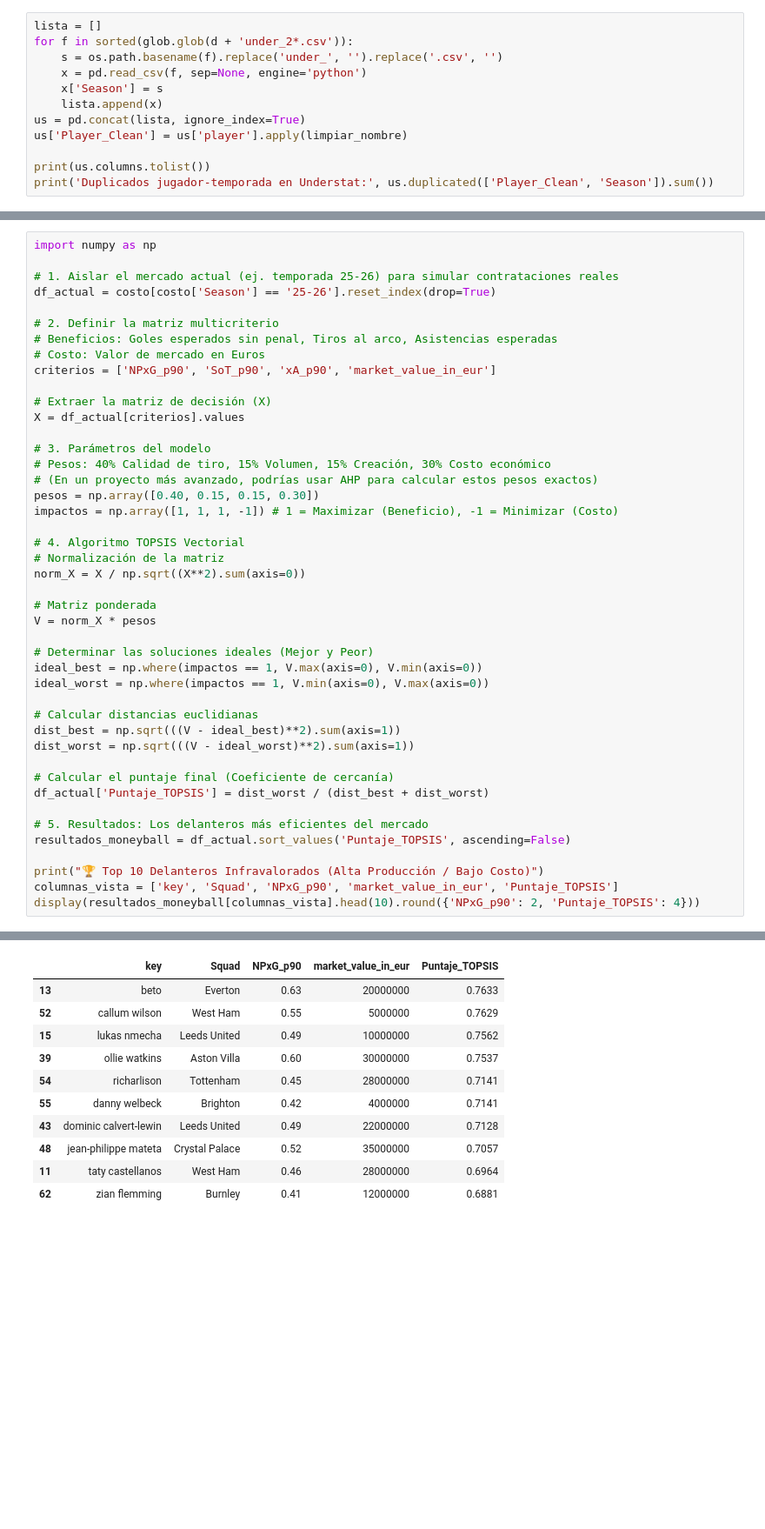
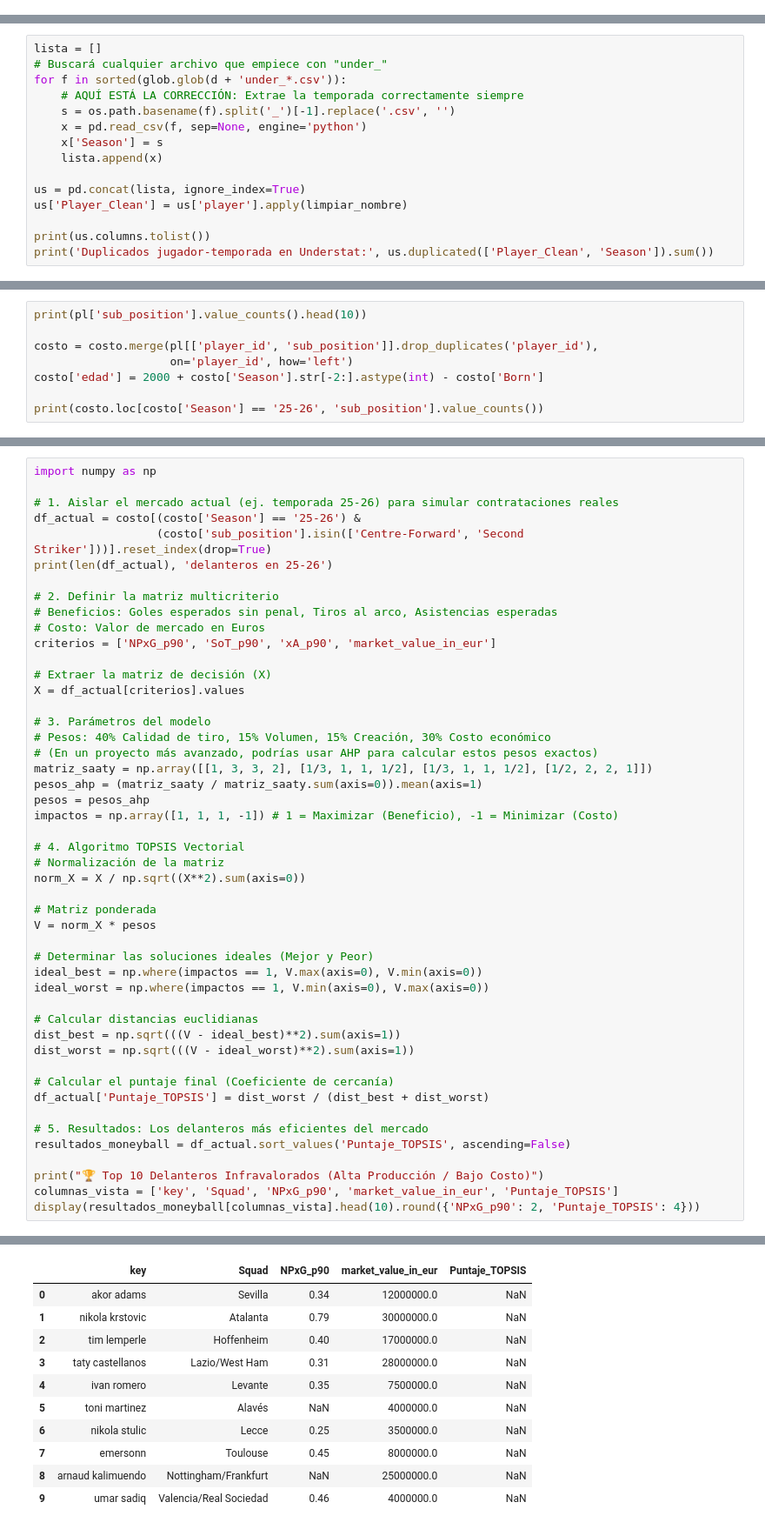
Before and after one commit to McRIIIcK20/Scouting-Proyect, a Jupyter notebook: notebooks/01_limpieza_delanteros.ipynb, the cells around one changed output, grey strips where cells are left out. Shown at 87% size. Cells and saved outputs as stored; diff of their text form; blank space fills up the shorter version.

Commit message:
Sube codigo, tests y datos procesados sin archivos raw

```diff
--- a/notebooks/01_limpieza_delanteros.ipynb
+++ b/notebooks/01_limpieza_delanteros.ipynb
@@ -36,12 +35,0 @@ print(len(fb), 'filas FBref;', fb['Season'].nunique(), 'temporadas')
-# %%
-lista = []
-for f in sorted(glob.glob(d + 'under_2*.csv')):
-    s = os.path.basename(f).replace('under_', '').replace('.csv', '')
-    x = pd.read_csv(f, sep=None, engine='python')
-    x['Season'] = s
-    lista.append(x)
-us = pd.concat(lista, ignore_index=True)
-us['Player_Clean'] = us['player'].apply(limpiar_nombre)
-
-print(us.columns.tolist())
-print('Duplicados jugador-temporada en Understat:', us.duplicated(['Player_Clean', 'Season']).sum())
@@ -66,0 +36,15 @@ Registros jugador-temporada (delanteros, >=900 min): 432
+# %%
+lista = []
+# Buscará cualquier archivo que empiece con "under_"
+for f in sorted(glob.glob(d + 'under_*.csv')):
+    # AQUÍ ESTÁ LA CORRECCIÓN: Extrae la temporada correctamente siempre
+    s = os.path.basename(f).split('_')[-1].replace('.csv', '')
+    x = pd.read_csv(f, sep=None, engine='python')
+    x['Season'] = s
+    lista.append(x)
+
+us = pd.concat(lista, ignore_index=True)
+us['Player_Clean'] = us['player'].apply(limpiar_nombre)
+
+print(us.columns.tolist())
+print('Duplicados jugador-temporada en Understat:', us.duplicated(['Player_Clean', 'Season']).sum())
@@ -273,0 +337,8 @@ Name: dias_desde_valoracion, dtype: float64
+# %%
+print(pl['sub_position'].value_counts().head(10))
+
+costo = costo.merge(pl[['player_id', 'sub_position']].drop_duplicates('player_id'),
+                    on='player_id', how='left')
+costo['edad'] = 2000 + costo['Season'].str[-2:].astype(int) - costo['Born']
+
+print(costo.loc[costo['Season'] == '25-26', 'sub_position'].value_counts())
@@ -275,7 +364,9 @@ Name: dias_desde_valoracion, dtype: float64
 import numpy as np
 
 # 1. Aislar el mercado actual (ej. temporada 25-26) para simular contrataciones reales
-df_actual = costo[costo['Season'] == '25-26'].reset_index(drop=True)
+df_actual = costo[(costo['Season'] == '25-26') &
+                  (costo['sub_position'].isin(['Centre-Forward', 'Second Striker']))].reset_index(drop=True)
+print(len(df_actual), 'delanteros en 25-26')
 
 # 2. Definir la matriz multicriterio
 # Beneficios: Goles esperados sin penal, Tiros al arco, Asistencias esperadas
@@ -288,7 +379,9 @@ X = df_actual[criterios].values
 # 3. Parámetros del modelo
 # Pesos: 40% Calidad de tiro, 15% Volumen, 15% Creación, 30% Costo económico
 # (En un proyecto más avanzado, podrías usar AHP para calcular estos pesos exactos)
-pesos = np.array([0.40, 0.15, 0.15, 0.30])
+matriz_saaty = np.array([[1, 3, 3, 2], [1/3, 1, 1, 1/2], [1/3, 1, 1, 1/2], [1/2, 2, 2, 1]])
+pesos_ahp = (matriz_saaty / matriz_saaty.sum(axis=0)).mean(axis=1)
+pesos = pesos_ahp
 impactos = np.array([1, 1, 1, -1]) # 1 = Maximizar (Beneficio), -1 = Minimizar (Costo)
 
 # 4. Algoritmo TOPSIS Vectorial
@@ -319,12 +413,12 @@ display(resultados_moneyball[columnas_vista].head(10).round({'NPxG_p90': 2, 'Pun
 🏆 Top 10 Delanteros Infravalorados (Alta Producción / Bajo Costo)
 |  | key | Squad | NPxG_p90 | market_value_in_eur | Puntaje_TOPSIS |
-| 13 | beto | Everton | 0.63 | 20000000 | 0.7633 |
-| 52 | callum wilson | West Ham | 0.55 | 5000000 | 0.7629 |
-| 15 | lukas nmecha | Leeds United | 0.49 | 10000000 | 0.7562 |
-| 39 | ollie watkins | Aston Villa | 0.60 | 30000000 | 0.7537 |
-| 54 | richarlison | Tottenham | 0.45 | 28000000 | 0.7141 |
-| 55 | danny welbeck | Brighton | 0.42 | 4000000 | 0.7141 |
-| 43 | dominic calvert-lewin | Leeds United | 0.49 | 22000000 | 0.7128 |
-| 48 | jean-philippe mateta | Crystal Palace | 0.52 | 35000000 | 0.7057 |
-| 11 | taty castellanos | West Ham | 0.46 | 28000000 | 0.6964 |
-| 62 | zian flemming | Burnley | 0.41 | 12000000 | 0.6881 |
+| 0 | akor adams | Sevilla | 0.34 | 12000000.0 | NaN |
+| 1 | nikola krstovic | Atalanta | 0.79 | 30000000.0 | NaN |
+| 2 | tim lemperle | Hoffenheim | 0.40 | 17000000.0 | NaN |
+| 3 | taty castellanos | Lazio/West Ham | 0.31 | 28000000.0 | NaN |
+| 4 | ivan romero | Levante | 0.35 | 7500000.0 | NaN |
+| 5 | toni martinez | Alavés | NaN | 4000000.0 | NaN |
+| 6 | nikola stulic | Lecce | 0.25 | 3500000.0 | NaN |
+| 7 | emersonn | Toulouse | 0.45 | 8000000.0 | NaN |
+| 8 | arnaud kalimuendo | Nottingham/Frankfurt | NaN | 25000000.0 | NaN |
+| 9 | umar sadiq | Valencia/Real Sociedad | 0.46 | 4000000.0 | NaN |
```
Also changed, not shown: parts of 32 cells of this notebook, 14 other files.
